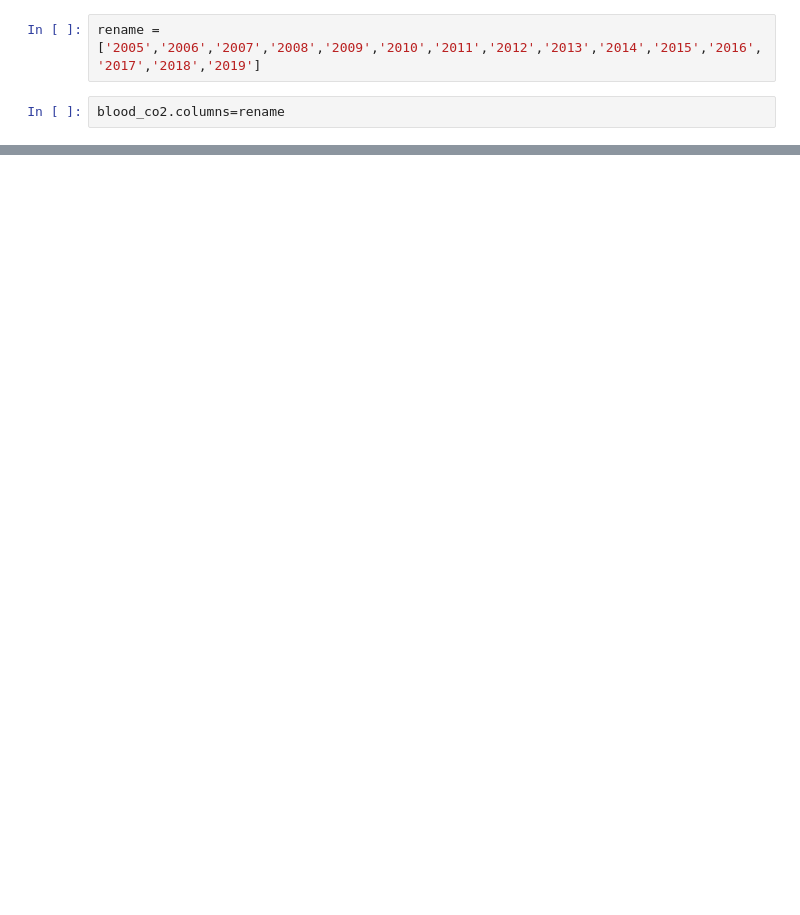
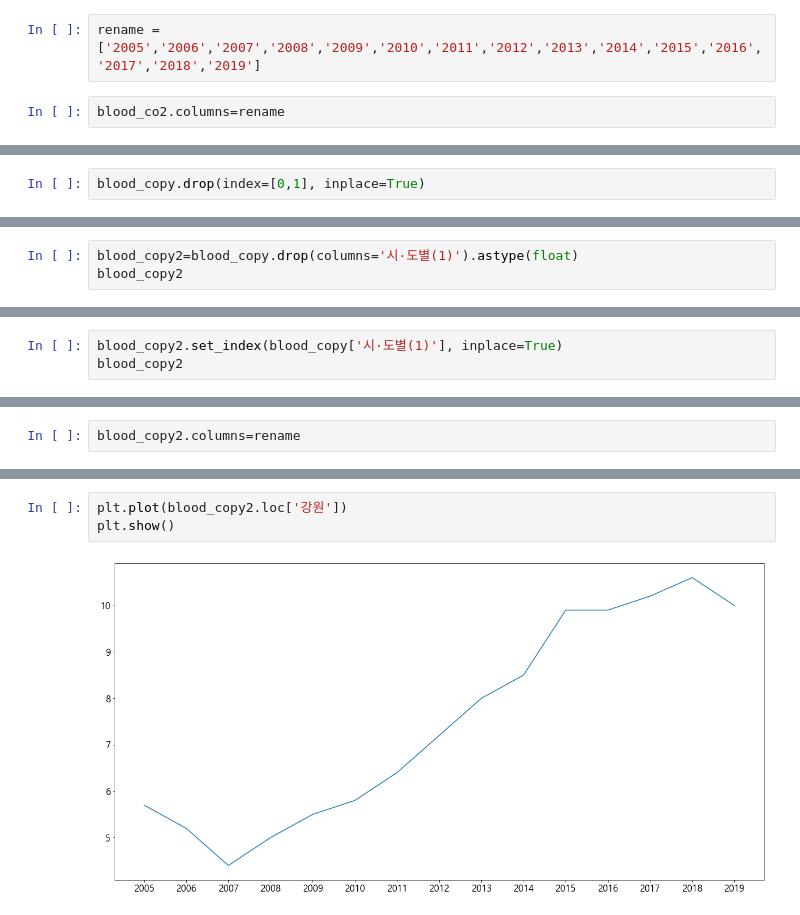
Before and after one commit to dch9610/BAB_Project, a Jupyter notebook: 지역별 헌혈.ipynb, the cells around one changed output, grey strips where cells are left out. Saved outputs shown, nothing was run; the diff lists cells and outputs as text; blank space fills up the shorter version.

```diff
--- a/지역별 헌혈.ipynb
+++ b/지역별 헌혈.ipynb
@@ -167,0 +216,2 @@ for i in blood_co2.columns:
+# %%
+blood_copy.drop(index=[0,1], inplace=True)
@@ -167,0 +236,3 @@ for i in blood_co2.columns:
+# %%
+blood_copy2=blood_copy.drop(columns='시·도별(1)').astype(float)
+blood_copy2
@@ -167,0 +255,3 @@ for i in blood_co2.columns:
+# %%
+blood_copy2.set_index(blood_copy['시·도별(1)'], inplace=True)
+blood_copy2
@@ -167,0 +275,2 @@ for i in blood_co2.columns:
+# %%
+blood_copy2.columns=rename
@@ -167,0 +296,5 @@ for i in blood_co2.columns:
+# %%
+plt.plot(blood_copy2.loc['강원'])
+plt.show()
+# %% [output]
+[figure, added]
```
Also changed, not shown: parts of 16 cells of this notebook, 3 other files.
